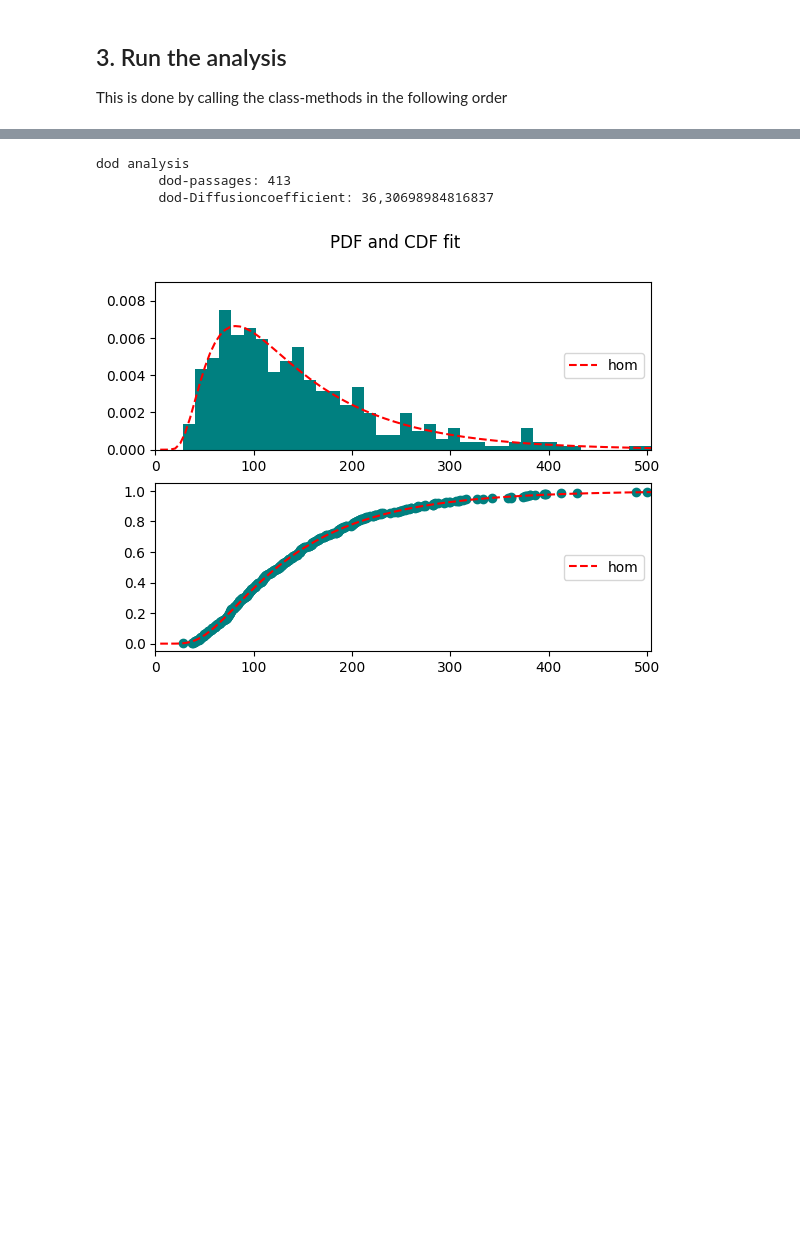
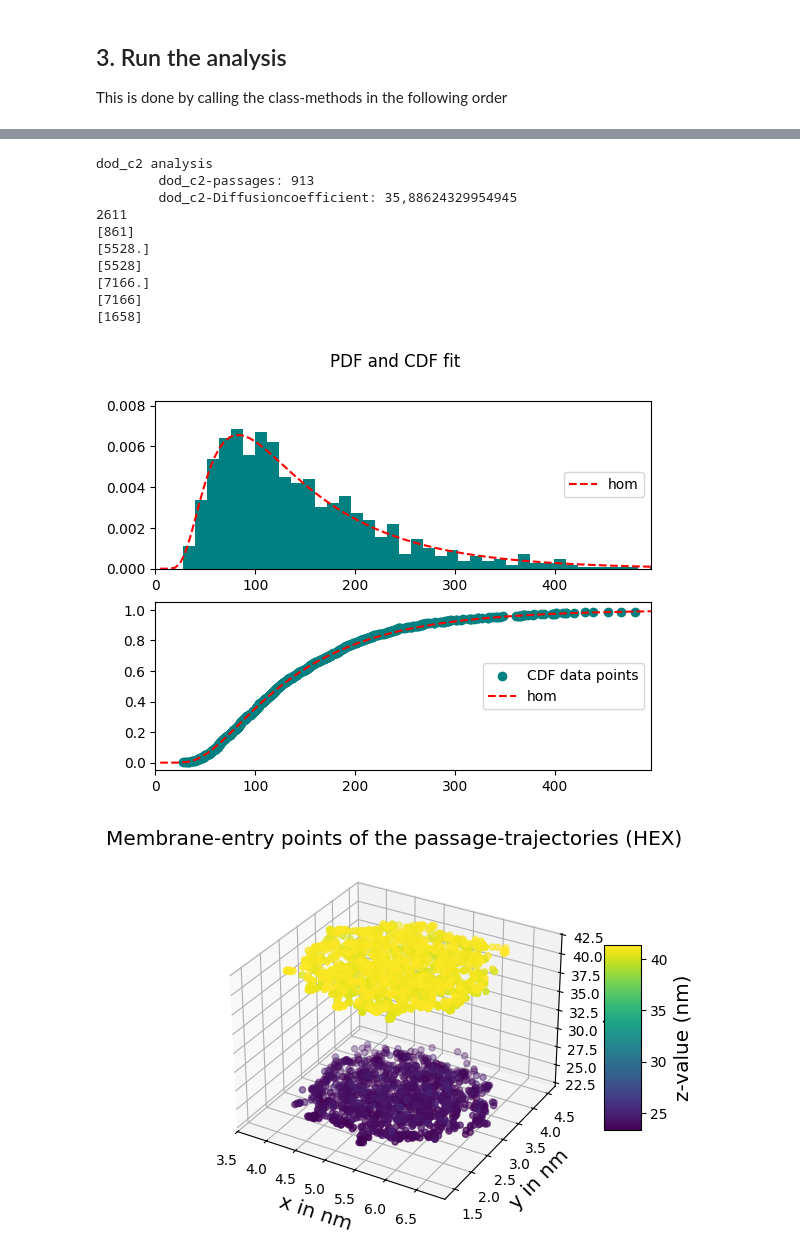
Before and after one commit to moritzmarquardt/MembraneAnalysisToolbox, a Jupyter notebook: examples/example_DiffusionAnalysis.ipynb, the cells around one changed output, grey strips where cells are left out. Drawn from its saved outputs; the diff is of its cells as text; code cells hidden in the pictures; blank space fills up the shorter version.

Commit message:
fix: update to newest Toolbox features

```diff
--- a/examples/example_DiffusionAnalysis.ipynb
+++ b/examples/example_DiffusionAnalysis.ipynb
@@ -7,6 +7,7 @@ Import the DiffusionAnalysis class and define a helper function
 import json
 
 from MembraneAnalysisToolbox.DiffusionAnalysis import DiffusionAnalysis
+from MembraneAnalysisToolbox.MembraneStructures import HexagonalMembrane
 
 def analyse_resname(DA, selector: str, short: str):
     print(f"\n{short} analysis")
@@ -14,13 +15,14 @@ def analyse_resname(DA, selector: str, short: str):
     DA.calc_passagetimes(selector)
     print(f"\t{short}-passages: " + str(len(DA.passageTimes[selector])))
 
-    DA.save_passage_times_in_ns_to_txt(selector, short + "_passagetimes_in_ns.txt")
-
     DA.calc_diffusion(selector)
     print(f"\t{short}-Diffusioncoefficient: " + str(DA.D[selector]).replace(".", ","))
 
-    fig_diff = DA.plot_diffusion(selector)
-    DA.save_fig_to_results(fig=fig_diff, name="diffusion_" + short)
+    DA.plot_diffusion(selector)
+
+    DA.plot_starting_points("resname HEX and name C1")
+
+    DA.create_rand_passages_plot("resname HEX and name C1", 1)
 # %% [markdown]
 ## 2. Create the class object
 Define the path where the traj.xtc and the topol.tpr file and the results folder are located.
@@ -30,16 +32,21 @@ Then create the class obect.
 - verbose is set to false in this notebook
 - L = 180 tells the class that the membrane thickness is 180 Angstroms
 # %%
-path = "/bigpool/users/ac130484/project/finished_sim/hex/hexane_dodecane/hex_18_3_2_n/"
+path = "/bigpool/users/ac130484/project/finished_sim/hex/poresize/3nm_NVT/simulation_1/2mus/3/"
 print("Path: " + path)
+
+structure = HexagonalMembrane(
+            selectors="resname C",
+            L=180,
+        )
 
 DA = DiffusionAnalysis(
     topology_file=path + "topol.tpr",
     trajectory_file=path + "traj.xtc",
     results_dir=path + "analysis/",
-    analysis_max_step_size_ps=200,
+    analysis_max_step_size_ps=2,
     verbose=False,
-    L=180,
+    membrane = structure
 )
 
 print(DA)
@@ -84,7 +99,15 @@ hex analysis
 # %%
-analyse_resname(DA, "resname DOD and name C2", "dod")
+analyse_resname(DA, "resname DOD and name C2", "dod_c2")
 # %% [output]
-dod analysis
-        dod-passages: 413
-        dod-Diffusioncoefficient: 36,30698984816837
+dod_c2 analysis
+        dod_c2-passages: 913
+        dod_c2-Diffusioncoefficient: 35,88624329954945
+2611
+[861]
+[5528.]
+[5528]
+[7166.]
+[7166]
+[1658]
-[figure, old version]
+[figure, new version]
+[figure, added]
```
Also changed, not shown: parts of 6 cells of this notebook.
